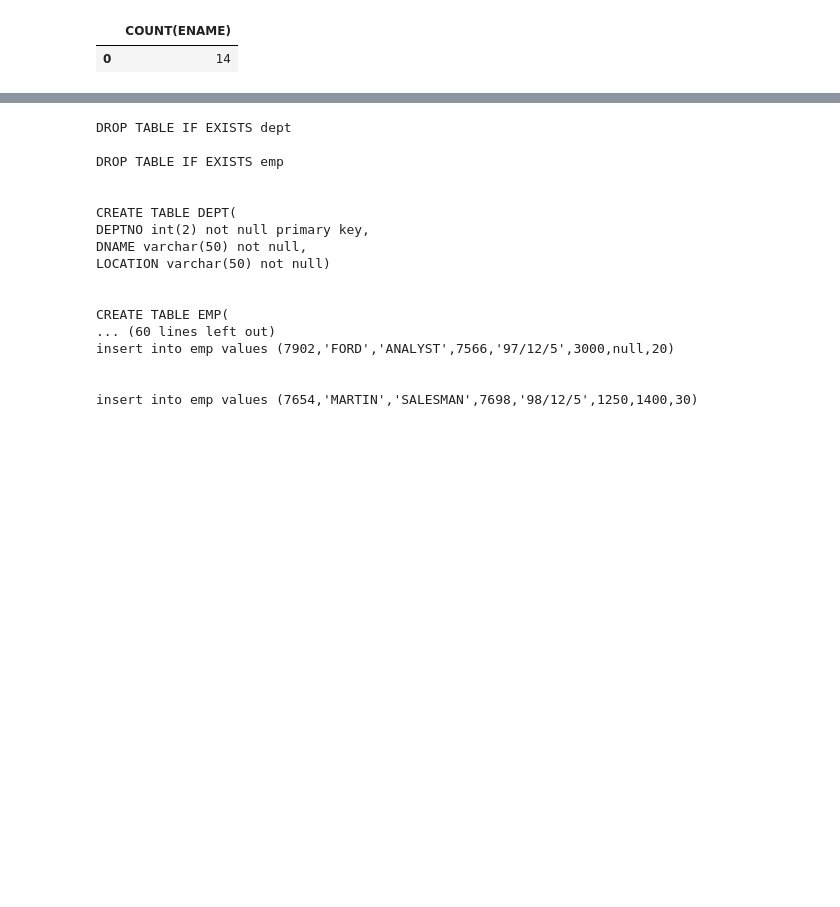
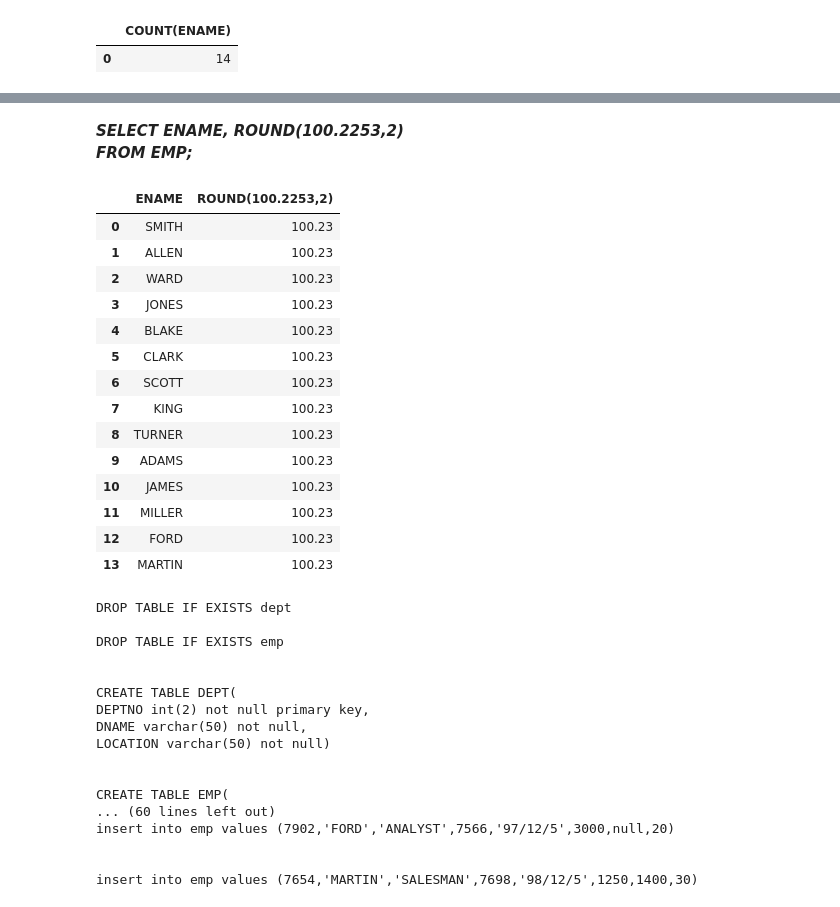
Before and after one commit to TheAnkurGoswami/Study-Notes, a Jupyter notebook: SQL.ipynb, the cells around one changed output, grey strips where cells are left out. Cells and saved outputs as stored; diff of their text form; code cells hidden in the pictures; blank space fills up the shorter version.

```diff
--- a/SQL.ipynb
+++ b/SQL.ipynb
@@ -656,3 +689,25 @@ a=cur.fetchall()
+# %% [markdown]
+___SELECT ENAME, ROUND(100.2253,2)<br>
+FROM EMP;___<br>
+# %%
+query.run("""SELECT ENAME, ROUND(100.2253,2)
+            FROM EMP;""")
+# %% [output]
+|  | ENAME | ROUND(100.2253,2) |
+| 0 | SMITH | 100.23 |
+| 1 | ALLEN | 100.23 |
+| 2 | WARD | 100.23 |
+| 3 | JONES | 100.23 |
+| 4 | BLAKE | 100.23 |
+| 5 | CLARK | 100.23 |
+| 6 | SCOTT | 100.23 |
+| 7 | KING | 100.23 |
+| 8 | TURNER | 100.23 |
+| 9 | ADAMS | 100.23 |
+| 10 | JAMES | 100.23 |
+| 11 | MILLER | 100.23 |
+| 12 | FORD | 100.23 |
+| 13 | MARTIN | 100.23 |
 # %%
 conn=sql.connect('DEPT_EMP.db')
 STRING='''
```
Also changed, not shown: parts of 15 cells of this notebook.
